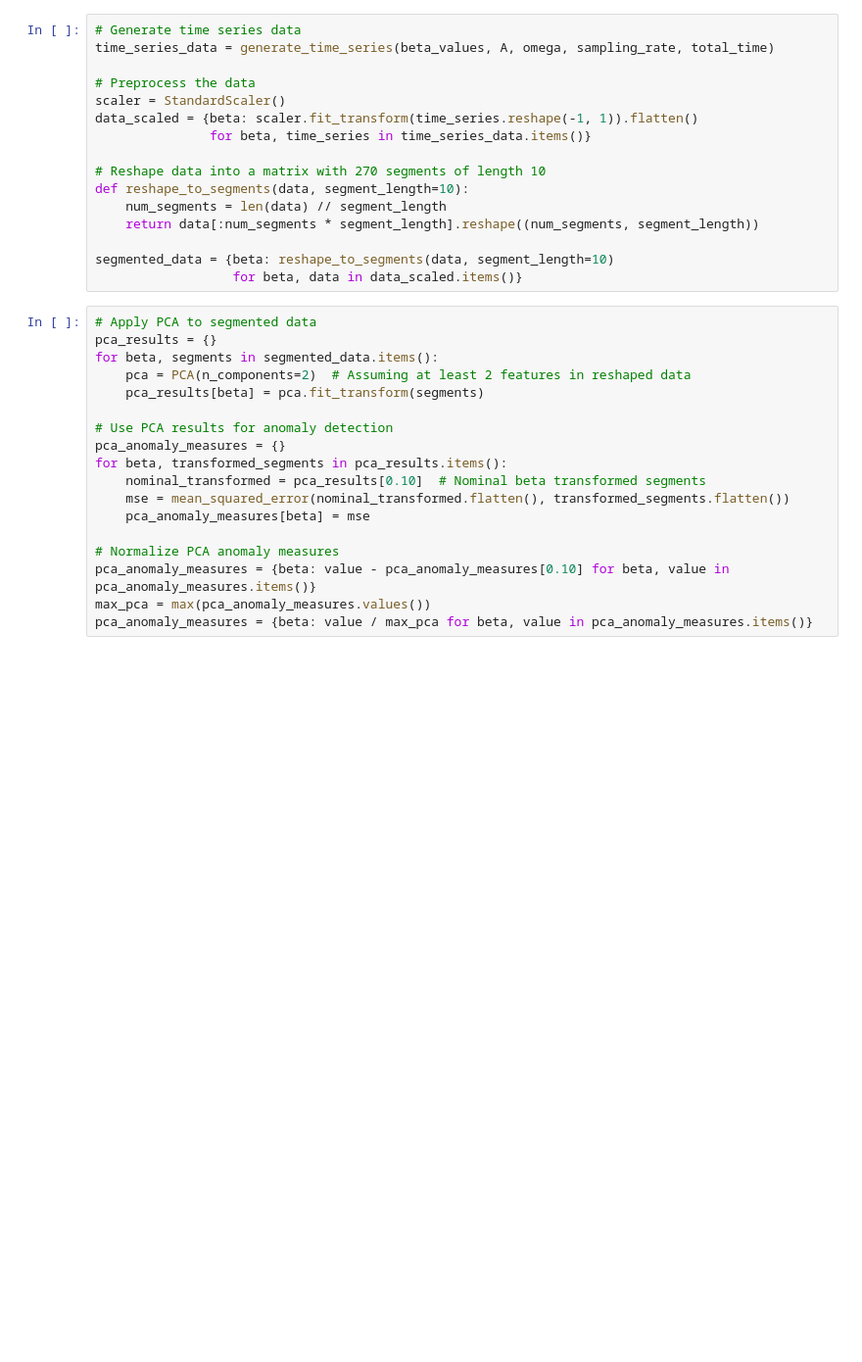
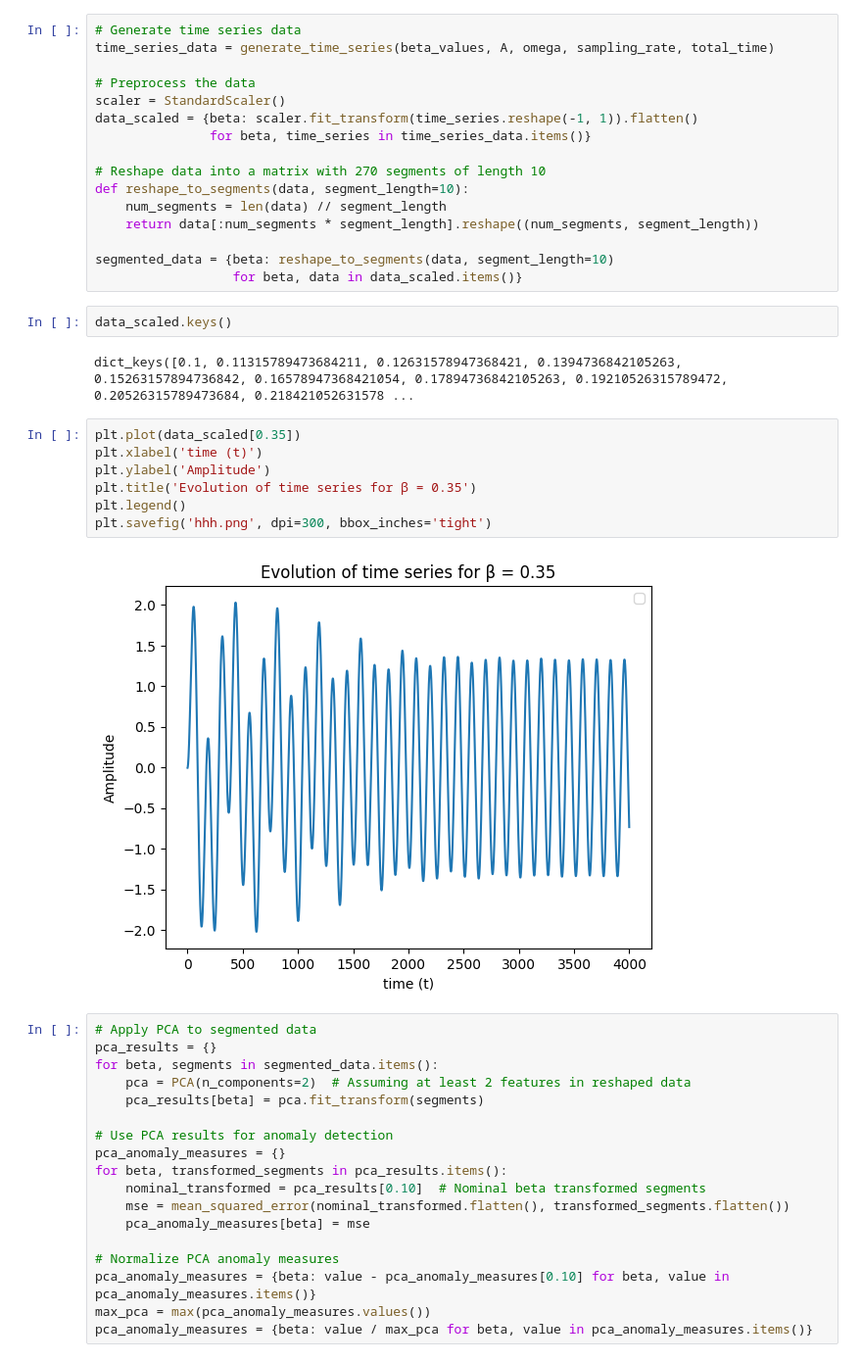
Before and after one commit to rialibb/Symbolic-Time-Series-Analysis-for-Anomaly-Detection, a Jupyter notebook: main.ipynb, the cells around one changed output. Shown at 98% size. Saved outputs shown, nothing was run; the diff lists cells and outputs as text; blank space fills up the shorter version.

```diff
--- a/main.ipynb
+++ b/main.ipynb
@@ -174,6 +174,19 @@ def reshape_to_segments(data, segment_length=10):
 
 segmented_data = {beta: reshape_to_segments(data, segment_length=10)
                   for beta, data in data_scaled.items()}
+# %%
+data_scaled.keys()
+# %% [output]
+dict_keys([0.1, 0.11315789473684211, 0.12631578947368421, 0.1394736842105263, 0.15263157894736842, 0.16578947368421054, 0.17894736842105263, 0.19210526315789472, 0.20526315789473684, 0.218421052631578 ...
+# %%
+plt.plot(data_scaled[0.35])
+plt.xlabel('time (t)')
+plt.ylabel('Amplitude')
+plt.title('Evolution of time series for β = 0.35')
+plt.legend()
+plt.savefig('hhh.png', dpi=300, bbox_inches='tight')
+# %% [output]
+[figure, added]
 # %%
 # Apply PCA to segmented data
 pca_results = {}
```
Also changed, not shown: parts of 2 cells of this notebook, 10 other files.
